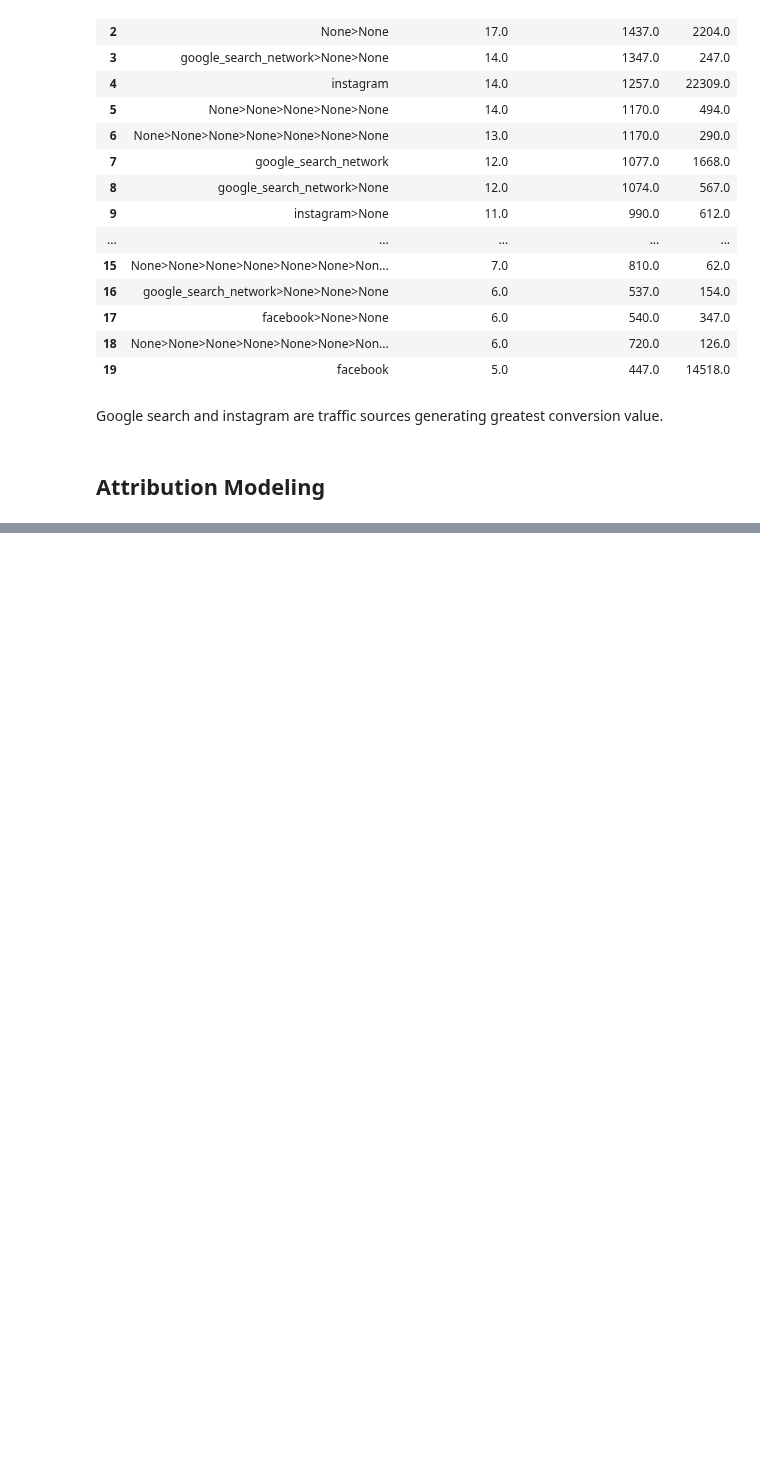
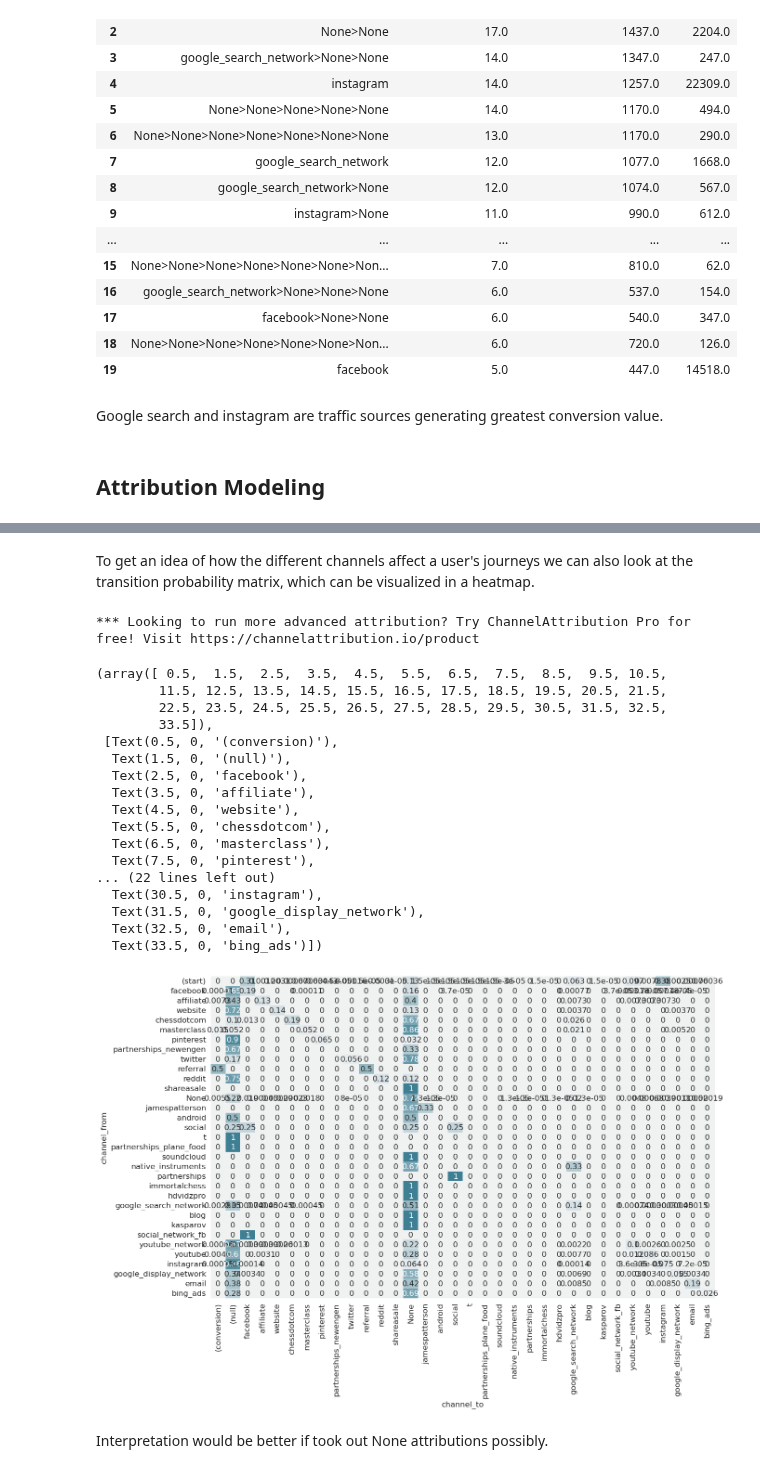
Before and after one commit to mindyng/2023-Business-Projects, a Jupyter notebook: masterclass-user-behavior-analysis-v2.ipynb, the cells around one changed output, grey strips where cells are left out. Saved outputs shown, nothing was run; the diff lists cells and outputs as text; code cells hidden in the pictures; blank space fills up the shorter version.

Commit message:
Kaggle Notebook | Masterclass User Behavior Analysis v2 | Version 13

```diff
--- a/masterclass-user-behavior-analysis-v2.ipynb
+++ b/masterclass-user-behavior-analysis-v2.ipynb
@@ -2166,0 +2243,48 @@ Google search and instagram are traffic sources generating greatest conversion v
+# %% [markdown]
+To get an idea of how the different channels affect a user's journeys we can also look at the transition probability matrix, which can be visualized in a heatmap.
+# %%
+transition_matrix = transition_matrix(attribution_df, "path", "total_conversions", var_null="total_null")
+# %% [output]
+*** Looking to run more advanced attribution? Try ChannelAttribution Pro for free! Visit https://channelattribution.io/product
+# %%
+matrix = transition_matrix['transition_matrix']
+matrix = pd.pivot_table(matrix, values='transition_probability', index=['channel_from'],
+                    columns=['channel_to'], aggfunc=np.sum)
+
+column_dict = transition_matrix['channels'].set_index('id_channel')['channel_name'].to_dict()
+keys_values = column_dict.items()
+column_dict = {str(key): str(value) for key, value in keys_values}
+
+matrix = matrix.rename(mapper=column_dict, axis=1).rename(mapper=column_dict, axis=0)
+matrix.fillna(0, inplace = True)
+# %%
+#Heat map for transition probabilities in the data set
+fig = plt.figure(figsize = (14,9))
+style.use('ggplot')
+sns.set_style('whitegrid')
+
+sns.heatmap(matrix, cmap=sns.diverging_palette(20, 220, n=200), annot=True, center = 0,\
+            annot_kws={'size':12}, cbar=False)
+plt.yticks(rotation=0, fontsize = 12)
+plt.xticks(fontsize = 12)
+# %% [output]
+(array([ 0.5,  1.5,  2.5,  3.5,  4.5,  5.5,  6.5,  7.5,  8.5,  9.5, 10.5,
+        11.5, 12.5, 13.5, 14.5, 15.5, 16.5, 17.5, 18.5, 19.5, 20.5, 21.5,
+        22.5, 23.5, 24.5, 25.5, 26.5, 27.5, 28.5, 29.5, 30.5, 31.5, 32.5,
+        33.5]),
+ [Text(0.5, 0, '(conversion)'),
+  Text(1.5, 0, '(null)'),
+  Text(2.5, 0, 'facebook'),
+  Text(3.5, 0, 'affiliate'),
+  Text(4.5, 0, 'website'),
+  Text(5.5, 0, 'chessdotcom'),
+  Text(6.5, 0, 'masterclass'),
+  Text(7.5, 0, 'pinterest'),
+... (22 lines left out)
+  Text(30.5, 0, 'instagram'),
+  Text(31.5, 0, 'google_display_network'),
+  Text(32.5, 0, 'email'),
+  Text(33.5, 0, 'bing_ads')])
+[figure, added]
+# %% [markdown]
+Interpretation would be better if took out None attributions possibly.
```
Also changed, not shown: parts of 13 cells of this notebook.
